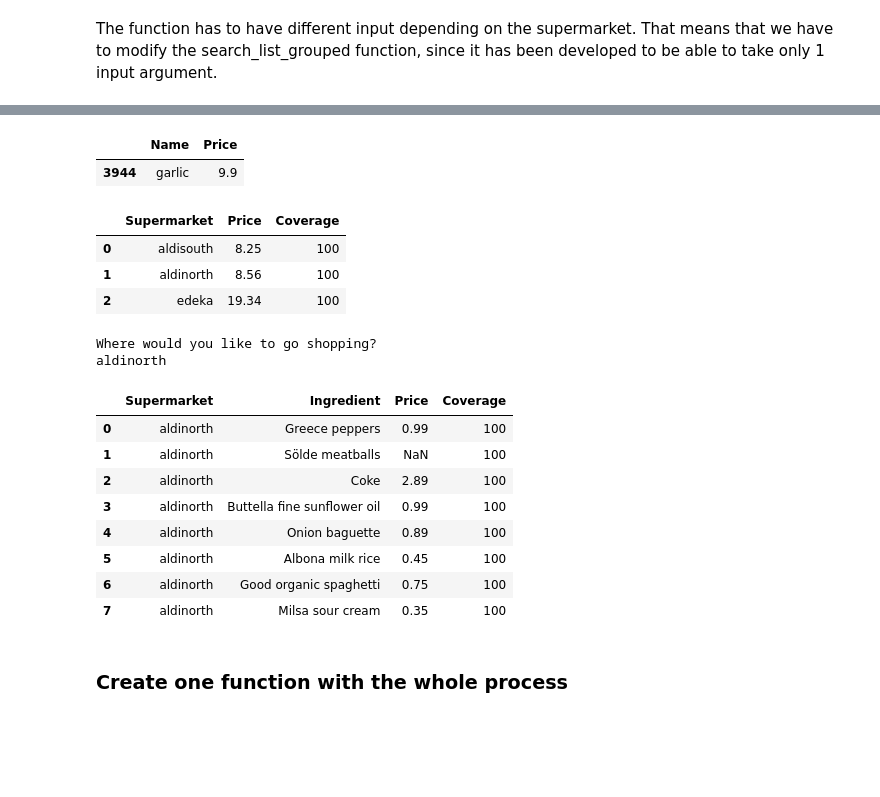
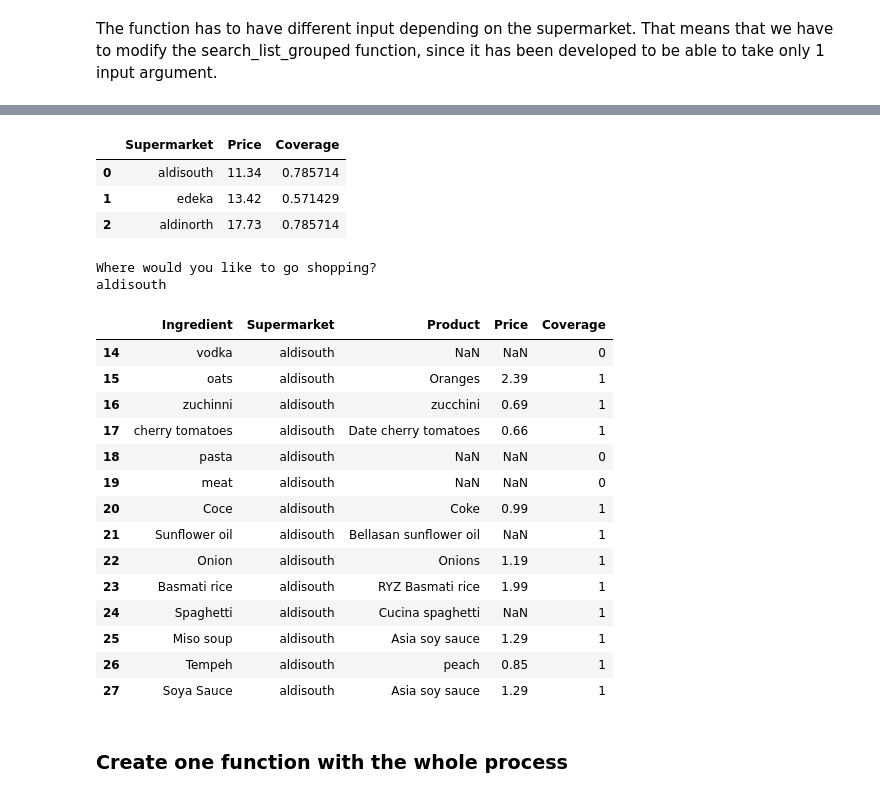
Before and after one commit to pepenunez/final-project, a Jupyter notebook: 04_supermarkets-modeling.ipynb, the cells around one changed output, grey strips where cells are left out. Saved outputs shown, nothing was run; the diff lists cells and outputs as text; code cells hidden in the pictures; blank space fills up the shorter version.

```diff
--- a/04_supermarkets-modeling.ipynb
+++ b/04_supermarkets-modeling.ipynb
@@ -359,11 +359,10 @@ def get_list_products_price(ingredients:list):
         # Iterate per each product in each supermarket
         s = supermarkets[market] # Dictionary which contains the detailed info of all products per supermarket
 
-
         ### NEW TO FIND HOW TO ADD THE NAN with THE COVERAGE 0.
-        for prod, ing in supermarkets_p[market], ingredients:
+        for prod, ing in zip(supermarkets_p[market], ingredients):
             try:
-                price = s[s['Name'] == ing]['Price'].values[0]
+                price = s[s['Name'] == prod]['Price'].values[0]
                 df2 = {'Ingredient': ing, 'Supermarket': market, 'Product': prod, 'Price': price, 'Coverage': 1}
                 result = result.append(df2, ignore_index=True)
             except:
@@ -373,7 +372,7 @@ def get_list_products_price(ingredients:list):
 
     # Change to numeric
     result['Price'] = pd.to_numeric(result['Price'], errors='coerce')
-    result['Coverage'] = pd.to_numeric(result['Coverage'], errors='coerce') * 100
+    result['Coverage'] = pd.to_numeric(result['Coverage'], errors='coerce')
 
     return result
 # %%
@@ -383,8 +398,3 @@ ValueError: too many values to unpack (expected 2)
-# %%
-supermarkets['edeka'][supermarkets['edeka']['Name'] == 'garlic']
-# %% [output]
-|  | Name | Price |
-| 3944 | garlic | 9.9 |
 # %%
 # We want to see:
 #    1. Where we will be able to find all the products
@@ -400,12 +410,12 @@ def get_supermarket_choice(ingredients:list):
 
     return results
 # %%
-get_supermarket_choice(['meat', 'Coce', 'Sunflower oil', 'Garlic', 'Onion', 'Basmati rice', 'Spaghetti', 'Miso soup', 'Tempeh', 'Soya Sauce'])
+get_supermarket_choice(['vodka', 'oats', 'zuchinni', 'cherry tomatoes', 'pasta', 'meat', 'Coce', 'Sunflower oil', 'Onion', 'Basmati rice', 'Spaghetti', 'Miso soup', 'Tempeh', 'Soya Sauce'])
 # %% [output]
 |  | Supermarket | Price | Coverage |
-| 0 | aldisouth | 8.25 | 100 |
-| 1 | aldinorth | 8.56 | 100 |
-| 2 | edeka | 19.34 | 100 |
+| 0 | aldisouth | 11.34 | 0.785714 |
+| 1 | edeka | 13.42 | 0.571429 |
+| 2 | aldinorth | 17.73 | 0.785714 |
 # %%
 # We want to see:
 #    1. Detailed list of the product names and price
@@ -419,19 +429,25 @@ def get_shopping_list(ingredients:list):
 
     return result[result['Supermarket'] == user_input]
 # %%
-get_shopping_list(['tofu', 'black pepper', 'lemon' 'meatballs', 'Coce', 'Sunflower oil', 'Garlic', 'Onion', 'Basmati rice', 'Spaghetti', 'Miso soup', 'Tempeh'])
+get_shopping_list(['vodka', 'oats', 'zuchinni', 'cherry tomatoes', 'pasta', 'meat', 'Coce', 'Sunflower oil', 'Onion', 'Basmati rice', 'Spaghetti', 'Miso soup', 'Tempeh', 'Soya Sauce'])
 # %% [output]
 Where would you like to go shopping?
-aldinorth
+aldisouth
-|  | Supermarket | Ingredient | Price | Coverage |
-| 0 | aldinorth | Greece peppers | 0.99 | 100 |
-| 1 | aldinorth | Sölde meatballs | NaN | 100 |
-| 2 | aldinorth | Coke | 2.89 | 100 |
-| 3 | aldinorth | Buttella fine sunflower oil | 0.99 | 100 |
-| 4 | aldinorth | Onion baguette | 0.89 | 100 |
-| 5 | aldinorth | Albona milk rice | 0.45 | 100 |
-| 6 | aldinorth | Good organic spaghetti | 0.75 | 100 |
-| 7 | aldinorth | Milsa sour cream | 0.35 | 100 |
+|  | Ingredient | Supermarket | Product | Price | Coverage |
+| 14 | vodka | aldisouth | NaN | NaN | 0 |
+| 15 | oats | aldisouth | Oranges | 2.39 | 1 |
+| 16 | zuchinni | aldisouth | zucchini | 0.69 | 1 |
+| 17 | cherry tomatoes | aldisouth | Date cherry tomatoes | 0.66 | 1 |
+| 18 | pasta | aldisouth | NaN | NaN | 0 |
+| 19 | meat | aldisouth | NaN | NaN | 0 |
+| 20 | Coce | aldisouth | Coke | 0.99 | 1 |
+| 21 | Sunflower oil | aldisouth | Bellasan sunflower oil | NaN | 1 |
+| 22 | Onion | aldisouth | Onions | 1.19 | 1 |
+| 23 | Basmati rice | aldisouth | RYZ Basmati rice | 1.99 | 1 |
+| 24 | Spaghetti | aldisouth | Cucina spaghetti | NaN | 1 |
+| 25 | Miso soup | aldisouth | Asia soy sauce | 1.29 | 1 |
+| 26 | Tempeh | aldisouth | peach | 0.85 | 1 |
+| 27 | Soya Sauce | aldisouth | Asia soy sauce | 1.29 | 1 |
 # %% [markdown]
 ### Create one function with the whole process
 # %%
```
Also changed, not shown: parts of 3 cells of this notebook.
